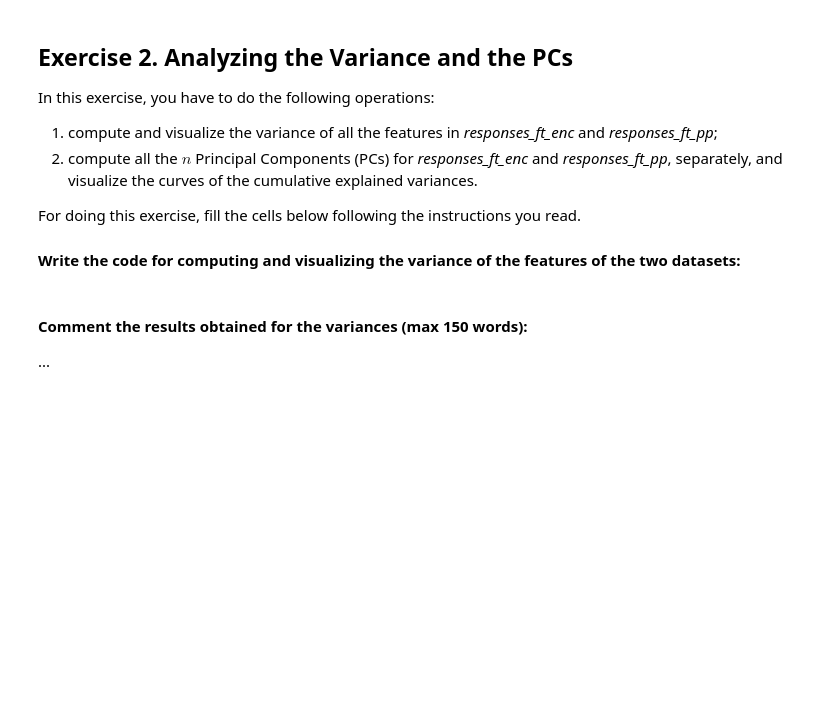
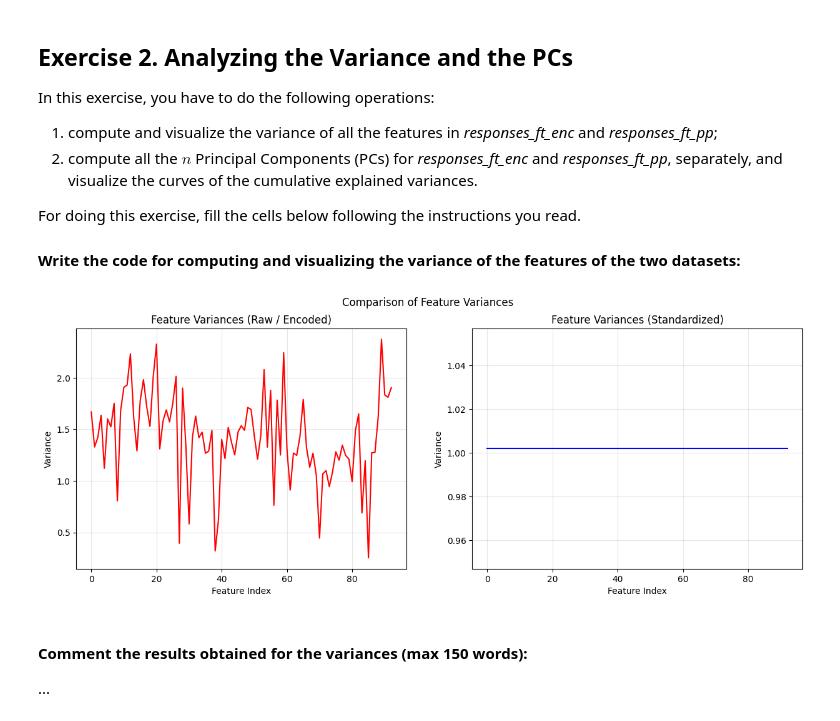
Before and after one commit to mertdenizer/PCA_project, a Jupyter notebook: HWpca_Surname1_Surname2.ipynb, the cells around one changed output. Cells and saved outputs as stored; diff of their text form; code cells hidden in the pictures; blank space fills up the shorter version.

```diff
--- a/HWpca_Surname1_Surname2.ipynb
+++ b/HWpca_Surname1_Surname2.ipynb
@@ -381,6 +333,29 @@ For doing this exercise, fill the cells below following the instructions you rea
 #### Write the code for computing and visualizing the variance of the features of the two datasets:
 # %%
 # [write the code here]
+var_enc = responses_ft_enc.var()
+var_pp = responses_ft_pp.var()
+fig, (ax1, ax2) = plt.subplots(1, 2, figsize=(15, 5))
+
+#here is the raw data variance visualized
+ax1.plot(var_enc.values, color='red')
+ax1.set_title("Feature Variances (Raw / Encoded)")
+ax1.set_xlabel("Feature Index")
+ax1.set_ylabel("Variance")
+ax1.grid(True, alpha=0.3)
+
+#here is the preprocessed data variance visualized
+ax2.plot(var_pp.values, color='blue')
+ax2.set_title("Feature Variances (Standardized)")
+ax2.set_xlabel("Feature Index")
+ax2.set_ylabel("Variance")
+ax2.grid(True, alpha=0.3)
+#we expect to see a line perfectly flat at 1 since the standardization makes all variances 1
+
+plt.suptitle("Comparison of Feature Variances")
+plt.show()
+# %% [output]
+[figure, added]
 # %% [markdown]
 #### Comment the results obtained for the variances (max 150 words):
 ...
```
Also changed, not shown: parts of 3 cells of this notebook.
